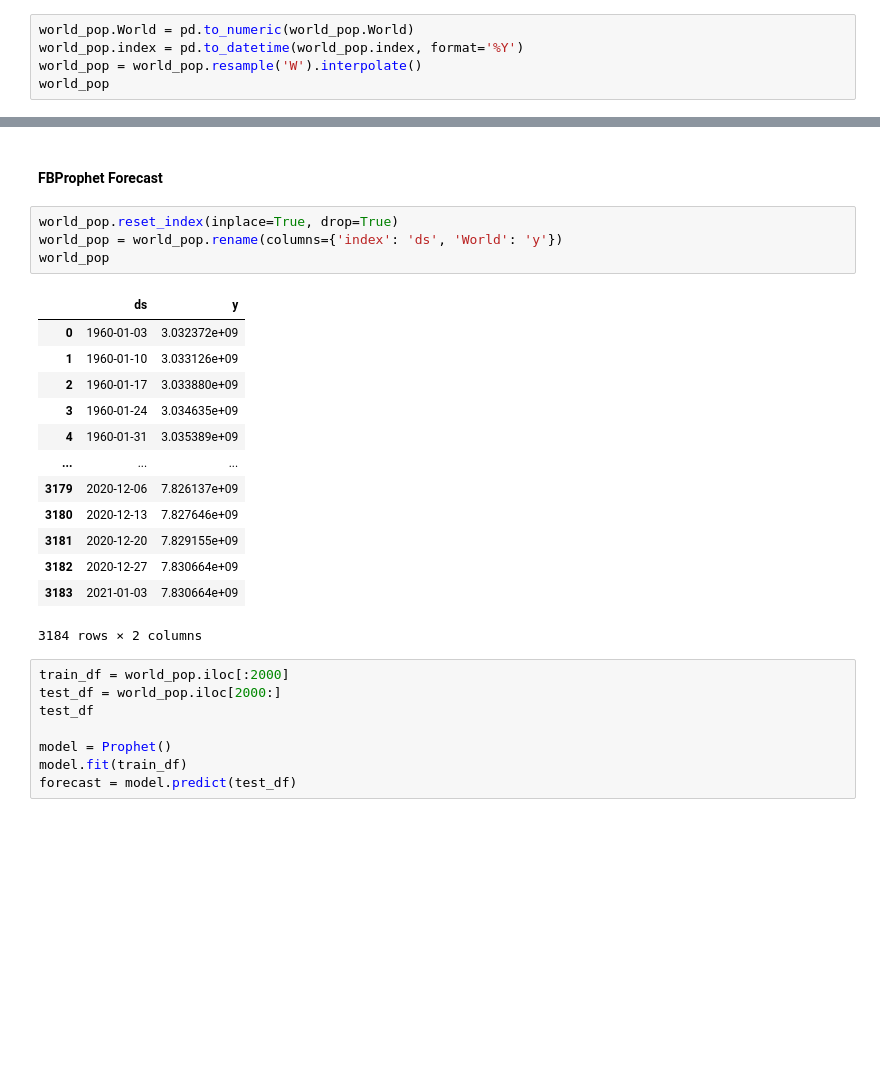
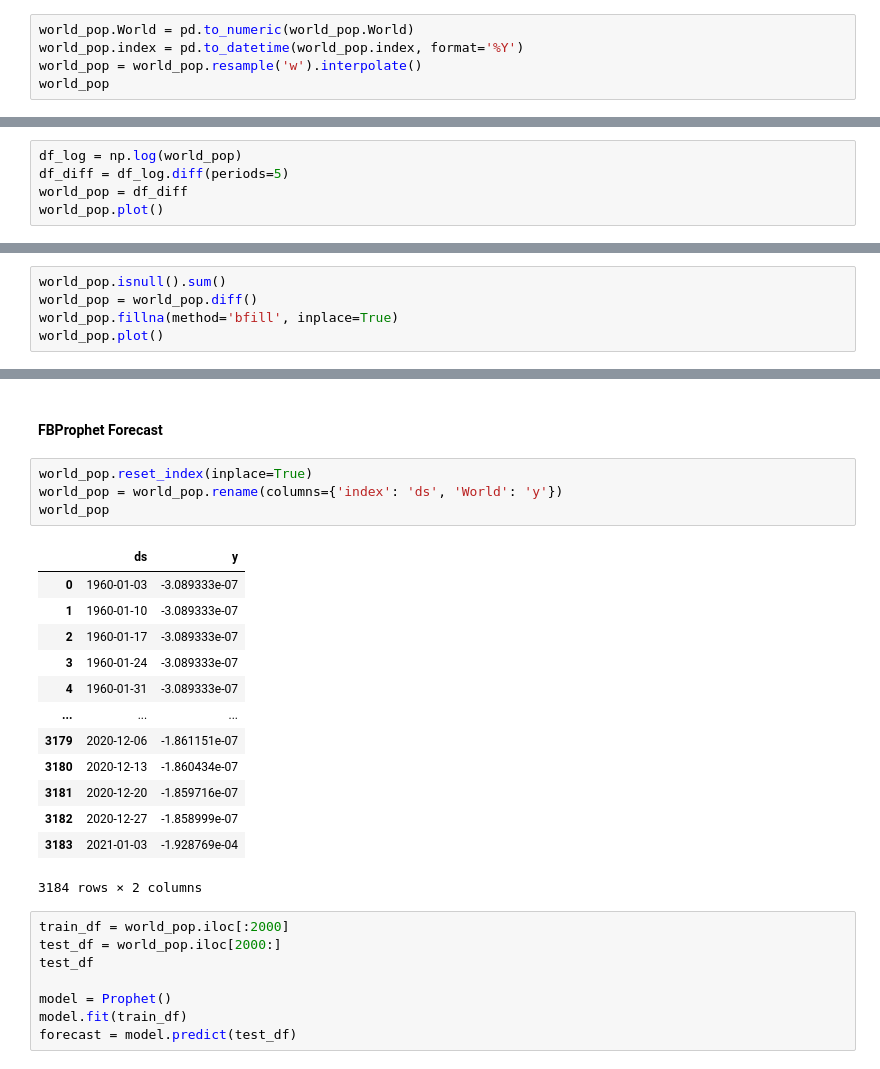
Before and after one commit to ProsperChuks/Population-Estimate-and-Projection, a Jupyter notebook: forecasts/world_pop_estimate.ipynb, the cells around one changed output, grey strips where cells are left out. Cells and saved outputs as stored; diff of their text form; blank space fills up the shorter version.

```diff
--- a/forecasts/world_pop_estimate.ipynb
+++ b/forecasts/world_pop_estimate.ipynb
@@ -83,7 +67,7 @@ world_pop = pickle.load(open('/content/drive/MyDrive/Colab Notebooks/Hamoye Inte
 # %%
 world_pop.World = pd.to_numeric(world_pop.World)
 world_pop.index = pd.to_datetime(world_pop.index, format='%Y')
-world_pop = world_pop.resample('W').interpolate()
+world_pop = world_pop.resample('w').interpolate()
 world_pop
 # %% [output]
 |  | World |
@@ -111,0 +119,5 @@ plt.show()
+# %%
+df_log = np.log(world_pop)
+df_diff = df_log.diff(periods=5)
+world_pop = df_diff
+world_pop.plot()
@@ -111,0 +127,5 @@ plt.show()
+# %%
+world_pop.isnull().sum()
+world_pop = world_pop.diff()
+world_pop.fillna(method='bfill', inplace=True)
+world_pop.plot()
@@ -203,22 +224,22 @@ print('%.2f'%rmse, 'RMSE')
 # %% [markdown]
 #### FBProphet Forecast
 # %%
-world_pop.reset_index(inplace=True, drop=True)
+world_pop.reset_index(inplace=True)
 world_pop = world_pop.rename(columns={'index': 'ds', 'World': 'y'})
 world_pop
 # %% [output]
 |  | ds | y |
-| 0 | 1960-01-03 | 3.032372e+09 |
-| 1 | 1960-01-10 | 3.033126e+09 |
-| 2 | 1960-01-17 | 3.033880e+09 |
-| 3 | 1960-01-24 | 3.034635e+09 |
-| 4 | 1960-01-31 | 3.035389e+09 |
+| 0 | 1960-01-03 | -3.089333e-07 |
+| 1 | 1960-01-10 | -3.089333e-07 |
+| 2 | 1960-01-17 | -3.089333e-07 |
+| 3 | 1960-01-24 | -3.089333e-07 |
+| 4 | 1960-01-31 | -3.089333e-07 |
 | ... | ... | ... |
-| 3179 | 2020-12-06 | 7.826137e+09 |
-| 3180 | 2020-12-13 | 7.827646e+09 |
-| 3181 | 2020-12-20 | 7.829155e+09 |
-| 3182 | 2020-12-27 | 7.830664e+09 |
-| 3183 | 2021-01-03 | 7.830664e+09 |
+| 3179 | 2020-12-06 | -1.861151e-07 |
+| 3180 | 2020-12-13 | -1.860434e-07 |
+| 3181 | 2020-12-20 | -1.859716e-07 |
+| 3182 | 2020-12-27 | -1.858999e-07 |
+| 3183 | 2021-01-03 | -1.928769e-04 |
 3184 rows × 2 columns
 # %%
 train_df = world_pop.iloc[:2000]
```
Also changed, not shown: parts of 15 cells of this notebook.
